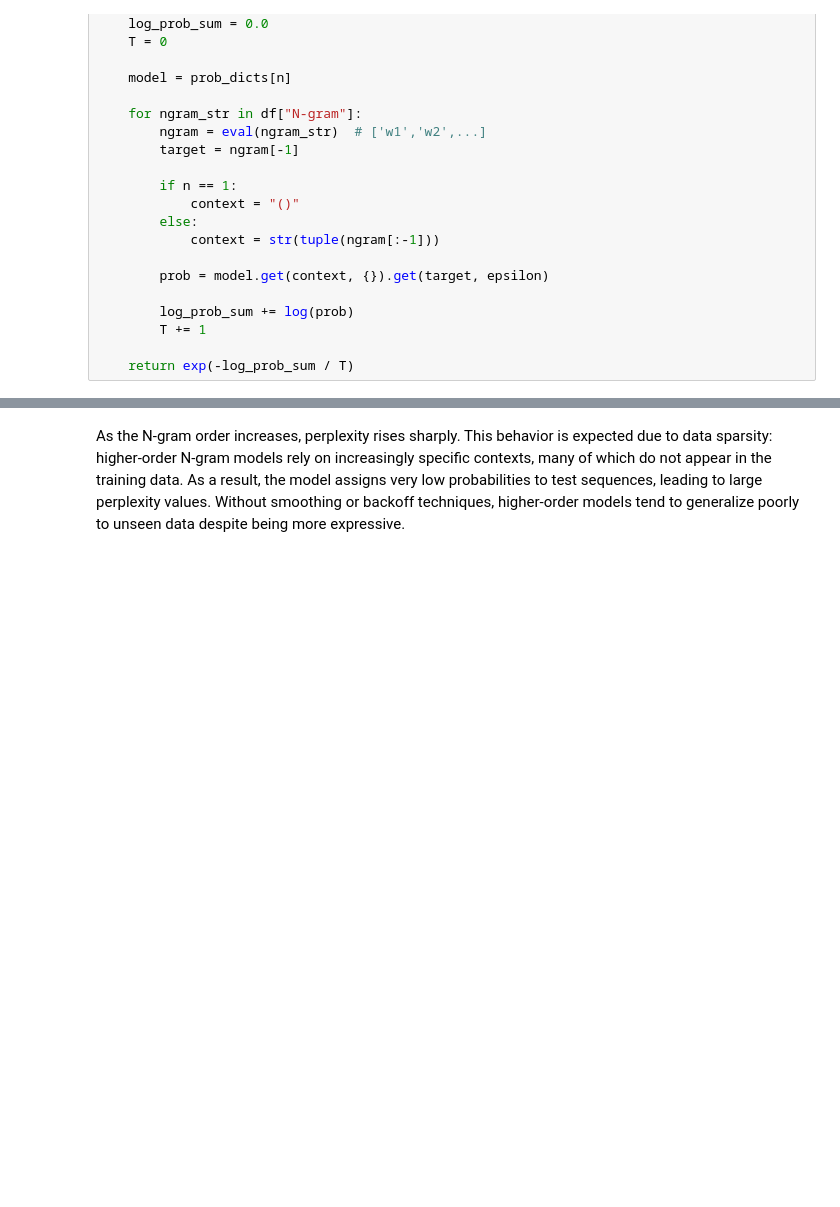
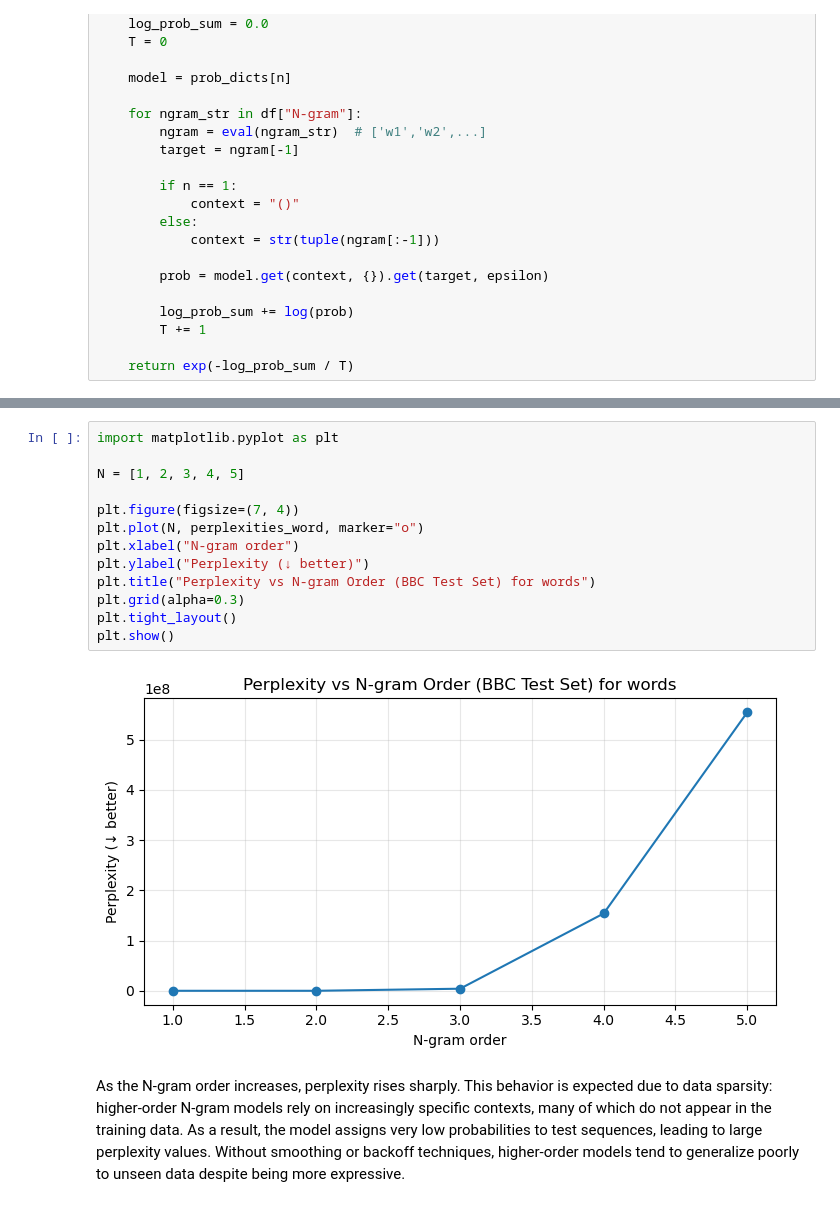
Before and after one commit to 2308monsi/KP, a Jupyter notebook: Seminar_Software/ModelResults.ipynb, the cells around one changed output, grey strips where cells are left out. Drawn from its saved outputs; the diff is of its cells as text; blank space fills up the shorter version.

```diff
--- a/Seminar_Software/ModelResults.ipynb
+++ b/Seminar_Software/ModelResults.ipynb
@@ -117,3 +135,18 @@ plt.show()
+# %%
+import matplotlib.pyplot as plt
+
+N = [1, 2, 3, 4, 5]
+
+plt.figure(figsize=(7, 4))
+plt.plot(N, perplexities_word, marker="o")
+plt.xlabel("N-gram order")
+plt.ylabel("Perplexity (↓ better)")
+plt.title("Perplexity vs N-gram Order (BBC Test Set) for words")
+plt.grid(alpha=0.3)
+plt.tight_layout()
+plt.show()
+# %% [output]
+[figure, added]
 # %% [markdown]
 As the N-gram order increases, perplexity rises sharply. This behavior is expected due to data sparsity: higher-order N-gram models rely on increasingly specific contexts, many of which do not appear in the training data. As a result, the model assigns very low probabilities to test sequences, leading to large perplexity values. Without smoothing or backoff techniques, higher-order models tend to generalize poorly to unseen data despite being more expressive.
 # %% [markdown]
```
Also changed, not shown: parts of 4 cells of this notebook, 2 other files.
